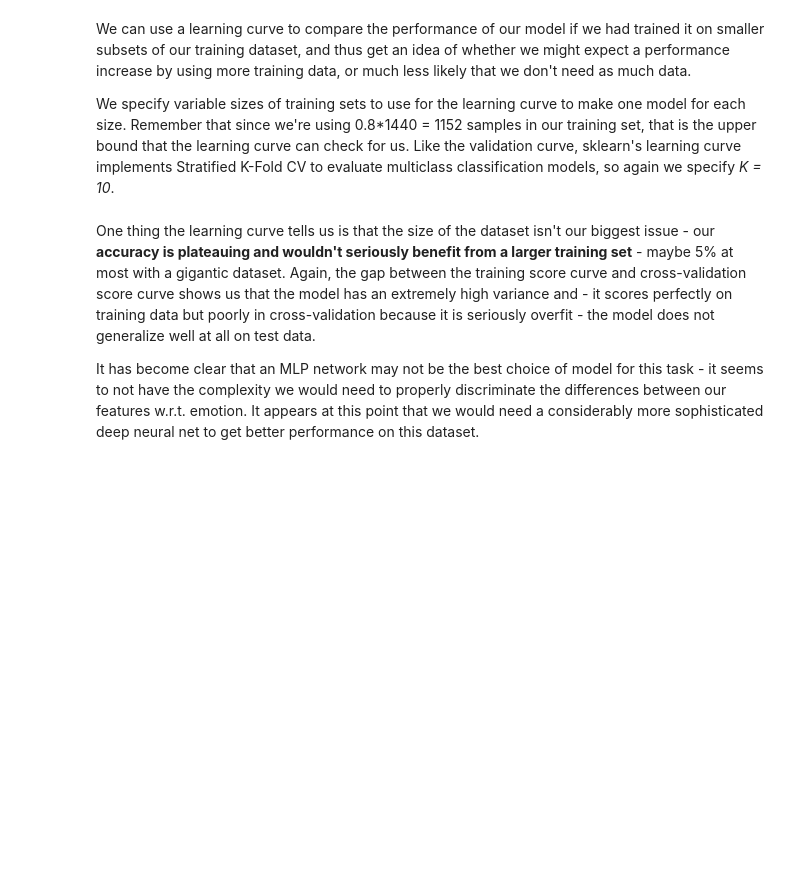
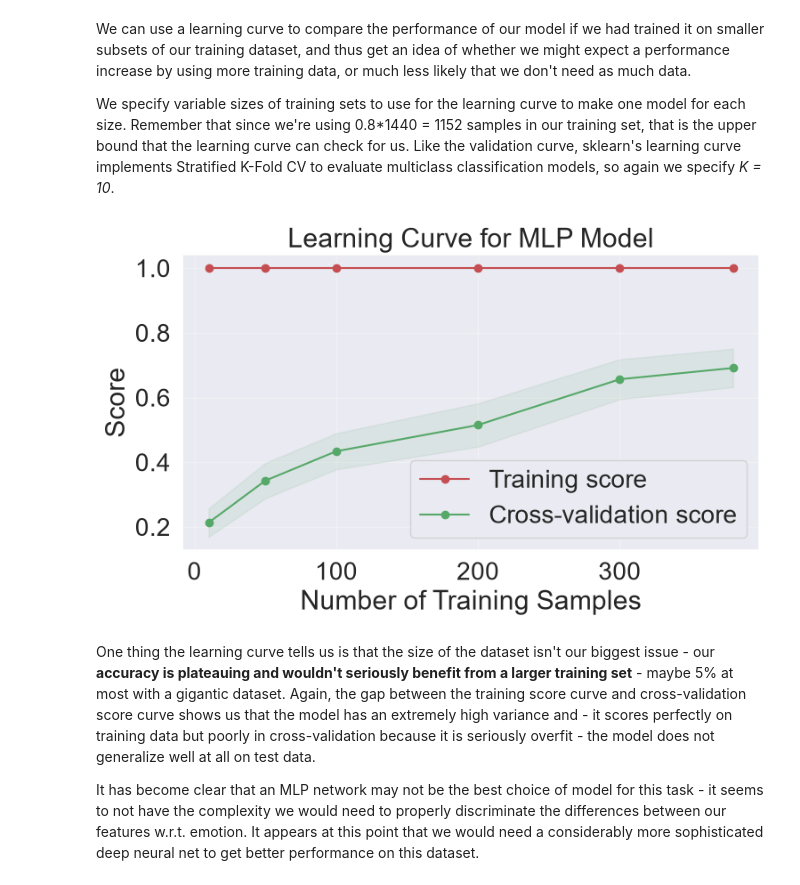
Before and after one commit to AvalonRE/Week4-NeuralNetworks, a Jupyter notebook: Week4__Neural_Networks.ipynb, the cells around one changed output. Cells and saved outputs as stored; diff of their text form; code cells hidden in the pictures; blank space fills up the shorter version.

```diff
--- a/Week4__Neural_Networks.ipynb
+++ b/Week4__Neural_Networks.ipynb
@@ -665,43 +740,62 @@ We can use a learning curve to compare the performance of our model if we had tr
 
 We specify variable sizes of training sets to use for the learning curve to make one model for each size. Remember that since we're using 0.8\*1440 = 1152 samples in our training set, that is the upper bound that the learning curve can check for us. Like the validation curve, sklearn's learning curve implements Stratified K-Fold CV to evaluate multiclass classification models, so again we specify _K = 10_.
 # %%
+
 from sklearn.model_selection import learning_curve
+import numpy as np
+import matplotlib.pyplot as plt
 
 # Build learning curve
 train_sizes, train_scores, test_scores = learning_curve(
     model,
     X=X_train,
     y=y_train,
     cv=10,
     shuffle=True,
     random_state=42,
     n_jobs=4,
-    # We have (0.8*1440)/10 = 115/1150 training samples, 1035/1150 test samples
-    train_sizes=[10,100,300,500,800, 1000] # bounded at 1035 for this dataset for 10-fold cv
+    train_sizes=[10, 50, 100, 200, 300, 380]
 )
+
 # Get errors for learning curve
 train_scores_mean = np.mean(train_scores, axis=1)
 train_scores_std = np.std(train_scores, axis=1)
 test_scores_mean = np.mean(test_scores, axis=1)
 test_scores_std = np.std(test_scores, axis=1)
 
 # Plot learning curve
-plt.figure()
-plt.fill_between(train_sizes, train_scores_mean - train_scores_std,
-                     train_scores_mean + train_scores_std, alpha=0.1,
-                     color="r")
-plt.fill_between(train_sizes, test_scores_mean - test_scores_std,
-                     test_scores_mean + test_scores_std, alpha=0.1,
-                     color="g")
+plt.figure(figsize=(8, 5))
+
+plt.fill_between(
+    train_sizes,
+    train_scores_mean - train_scores_std,
+    train_scores_mean + train_scores_std,
+    alpha=0.1,
+    color="r"
+)
+
+plt.fill_between(
+    train_sizes,
+    test_scores_mean - test_scores_std,
+    test_scores_mean + test_scores_std,
+    alpha=0.1,
+    color="g"
+)
+
 plt.plot(train_sizes, train_scores_mean, 'o-', color="r",
-             label="Training score")
+         label="Training score")
 plt.plot(train_sizes, test_scores_mean, 'o-', color="g",
-             label="Cross-validation score")
+         label="Cross-validation score")
+
 plt.title('Learning Curve for MLP Model')
 plt.xlabel('Number of Training Samples')
 plt.ylabel('Score')
 plt.legend(loc="best")
+plt.grid(True, alpha=0.3)
+plt.tight_layout()
 plt.show()
+# %% [output]
+[figure, added]
 # %% [markdown]
 One thing the learning curve tells us is that the size of the dataset isn't our biggest issue - our **accuracy is plateauing and wouldn't seriously benefit from a larger training set** - maybe 5% at most with a gigantic dataset. Again, the gap between the training score curve and cross-validation score curve shows us that the model has an extremely high variance and - it scores perfectly on training data but poorly in cross-validation because it is seriously overfit - the model does not generalize well at all on test data.
 
```
Also changed, not shown: parts of 19 cells of this notebook.
